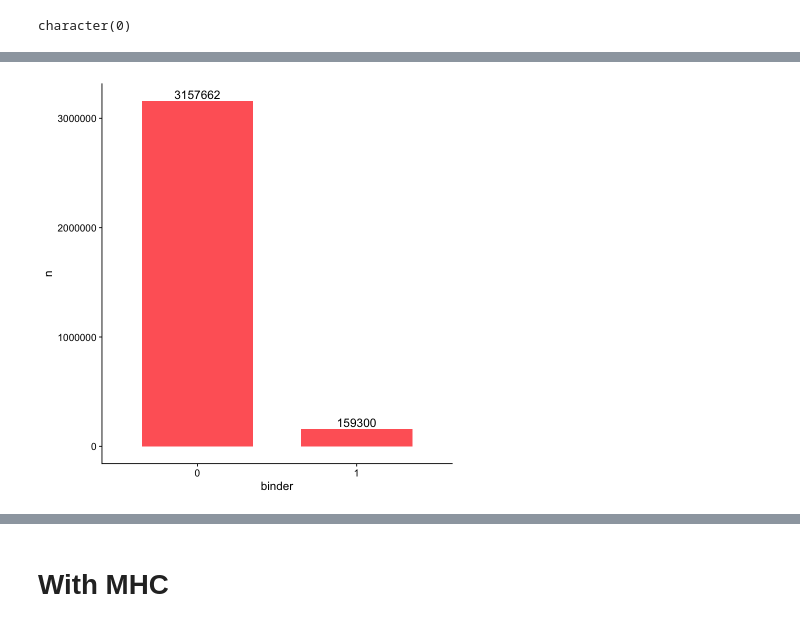
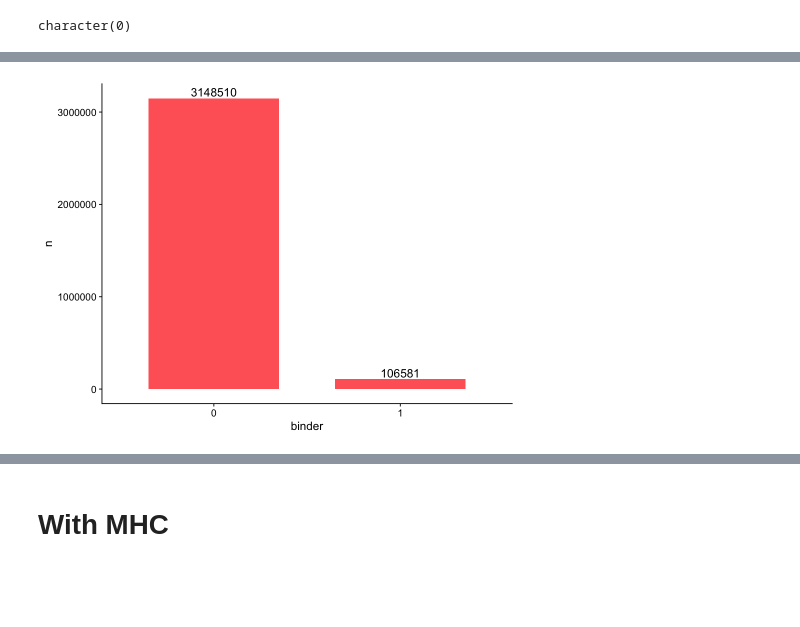
Before and after one commit to nttvy/TCR-datasets, a Jupyter notebook: cross-check.ipynb, the cells around one changed output, grey strips where cells are left out. Drawn from its saved outputs; the diff is of its cells as text; code cells hidden in the pictures; blank space fills up the shorter version.

Commit message:
add filter based on sequence length

```diff
--- a/cross-check.ipynb
+++ b/cross-check.ipynb
@@ -189,0 +196,2 @@ character(0)
+# %%
+dat$CDR3b.length <- unlist(lapply(dat$CDR3b, nchar))
@@ -189,0 +218,3 @@ character(0)
+# %%
+dat <- dat[dat$CDR3b.length >= 8 & dat$CDR3b.length <= 19,]
+dim(dat)
@@ -189,0 +223,2 @@ character(0)
+# %%
+dat$epitope.length <- unlist(lapply(dat$epitope, nchar))
@@ -189,0 +241,2 @@ character(0)
+# %%
+dat <- dat[dat$epitope.length >= 8 & dat$epitope.length <= 11,]
@@ -202,11 +269,11 @@ library(ggplot2)
 library(cowplot)
 library(ggrepel)
 # %%
-options(scipen=999)
+options(scipen=999, repr.plot.width = 8, repr.plot.height = 6)
 ggplot(summarize, aes(y=n, x=binder)) +
   geom_bar(stat='identity', fill = "#FF6666", width = 0.7) + geom_text(aes(label=n), size = 5, vjust=-0.25) + theme_cowplot()
 # %% [output]
-[figure, old version]
+[figure, new version]
 # %%
 pos <- dat[dat$binder == 1,]
 pos.sum <- pos %>% group_by(dataset) %>% summarise(n = n())
```
Also changed, not shown: parts of 71 cells of this notebook.
